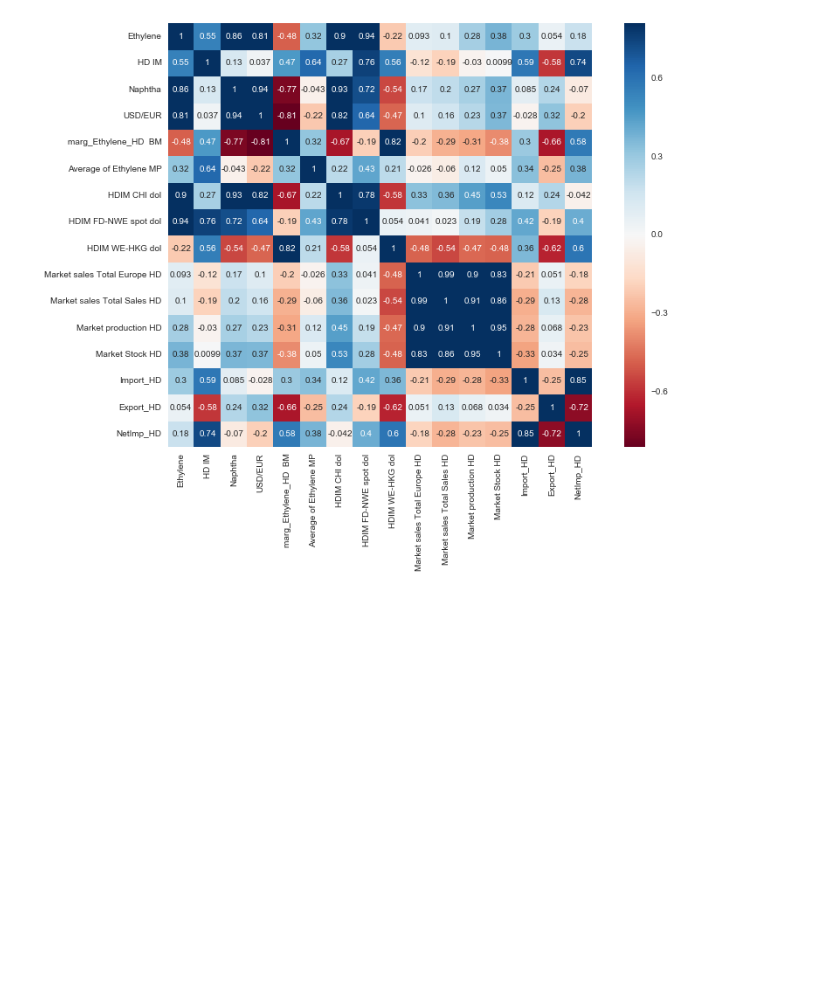
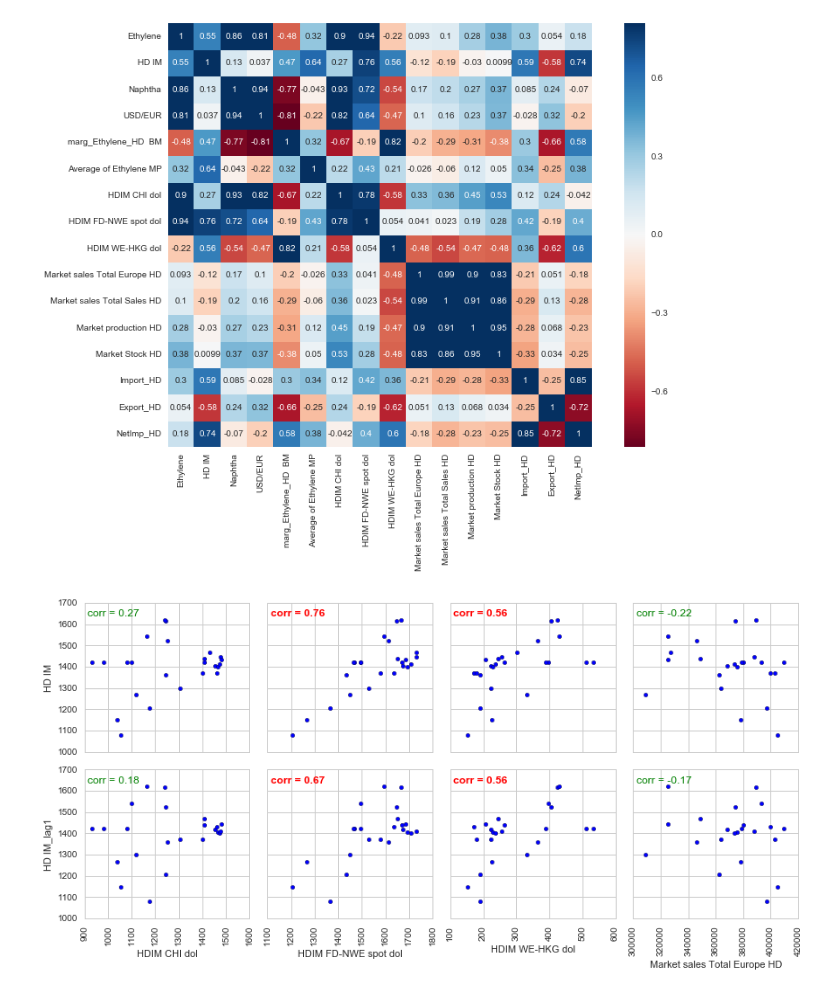
Before and after one commit to clijda/PO-Margin, a Jupyter notebook: Data Analysis PE-HD Market Drivers.ipynb, the cells around one changed output. Drawn from its saved outputs; the diff is of its cells as text; code cells hidden in the pictures; blank space fills up the shorter version.

Commit message:
v4
some more graphs

```diff
--- a/Data Analysis PE-HD Market Drivers.ipynb
+++ b/Data Analysis PE-HD Market Drivers.ipynb
@@ -106,7 +91,7 @@ row = [rowvar] + [rowvar + '_lag' + str(i+1) for i in range(3)]
 
 def plotDataRelations(row, col):
     sns.set_style("whitegrid")
-    f, axes = plt.subplots(len(row), len(col), figsize=(12, 12),sharey=True)
+    f, axes = plt.subplots(len(row), len(col), figsize=(3*len(col), 3*len(row)),sharey=True)
     for i, stri in enumerate(row):
         axes[i,0].set_ylabel(stri)
         for j, strj in enumerate(col):
@@ -152,3 +137,12 @@ plt.tight_layout()
 plt.show()
 # %% [output]
 [figure]
+# %%
+col = [df.columns.values.tolist()[b] for b in [7,8,9,10]]
+#col = [df.columns.values.tolist()[b] for b in [13,14,15,16]]
+rowvar = "HD IM"
+row = [rowvar] + [rowvar + '_lag' + str(i+1) for i in range(1)]
+#row = [df.columns.values.tolist()[b] for b in [7,8,9,10]]
+plotDataRelations(row, col)
+# %% [output]
+[figure, added]
```
Also changed, not shown: parts of 7 cells of this notebook.
